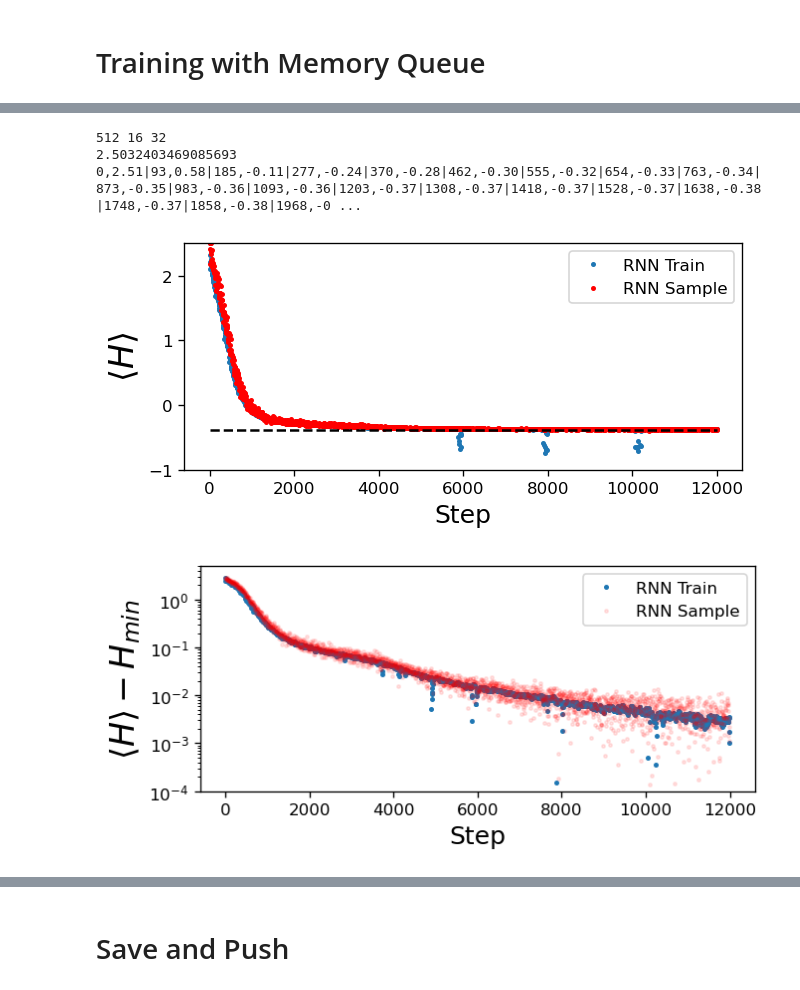
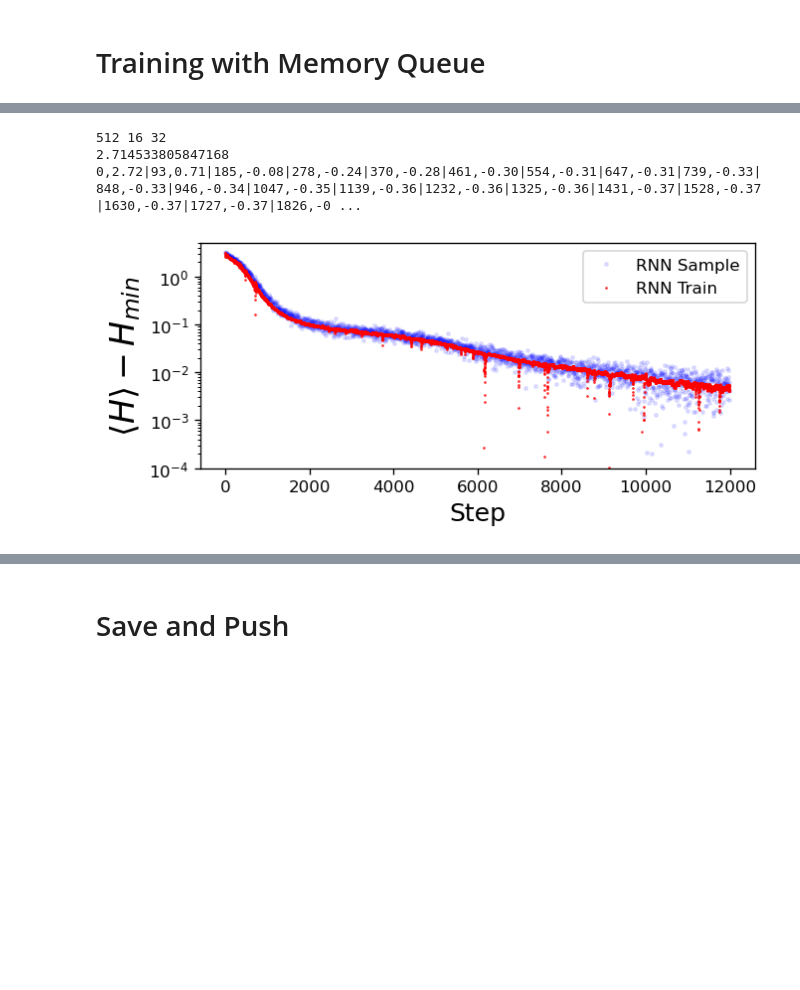
Before and after one commit to ksprague1/NN-QSR, a Jupyter notebook: RNN-QSR.ipynb, the cells around one changed output, grey strips where cells are left out. Saved outputs shown, nothing was run; the diff lists cells and outputs as text; code cells hidden in the pictures; blank space fills up the shorter version.

```diff
--- a/RNN-QSR.ipynb
+++ b/RNN-QSR.ipynb
@@ -665,24 +679,19 @@ for x in range(12000):
     with torch.no_grad():
         E=h.localenergyALT(samplequeue,logp,sump_queue,sqrtp_queue)
 
-        Eo=E.mean()
+        #energy mean and variance
+        Ev,Eo=torch.var_mean(E)
 
-    #energy correction for different sampler distribution
-    CORR = (E*torch.exp(logp-lp_queue)).mean()/(Lx*Ly)
+
+    #energy correction mean and variance
+    CEv,CEo = torch.var_mean(E*torch.exp(logp-lp_queue))
 
     ERR  = Eo/(Lx*Ly)
 
-    loss = (E*logp - Eo*logp).mean()#+(CORR-ERR)**2*100
+    loss = (E*logp - Eo*logp).mean()
 
-    #loss = (torch.exp(logp-lp_queue)*(E-Eo)).mean()/2
-
-
-    #getting juicy info
-
-
-
+    #Main loss curve to follow
     losses.append(ERR.cpu().item())
-    true_energies.append(E_i.mean().cpu().item()/(Lx*Ly))
 
 
     #if Energy sees an unrealistic improvement
@@ -711,12 +720,12 @@ for x in range(12000):
         #do your regular momentum update
         momentum_update(M,samplernn,trainrnn)
 
-    debug+=[[CORR.item(),ERR.item(),loss.item(),f]]
+    debug+=[[Ev.item()**0.5,Eo.item(),CEv.item()**0.5,CEo.item(),loss.item(),E_i.mean().item(),f]]
 
     if x%500==0:
         print(int(time.time()-t),end=",%.2f|"%(losses[-1]))
 print(time.time()-t,x+1)
 # %% [output]
 512 16 32
-2.5032403469085693
-0,2.51|93,0.58|185,-0.11|277,-0.24|370,-0.28|462,-0.30|555,-0.32|654,-0.33|763,-0.34|873,-0.35|983,-0.36|1093,-0.36|1203,-0.37|1308,-0.37|1418,-0.37|1528,-0.37|1638,-0.38|1748,-0.37|1858,-0.38|1968,-0 ...
+2.714533805847168
+0,2.72|93,0.71|185,-0.08|278,-0.24|370,-0.28|461,-0.30|554,-0.31|647,-0.31|739,-0.33|848,-0.33|946,-0.34|1047,-0.35|1139,-0.36|1232,-0.36|1325,-0.36|1431,-0.37|1528,-0.37|1630,-0.37|1727,-0.37|1826,-0 ...
@@ -723,29 +734,12 @@ print(time.time()-t,x+1)
 # %%
-
 fig = plt.figure(1,figsize=(6,2.5), dpi=120, facecolor='w', edgecolor='k')
-
-plt.plot(losses,marker='o',markersize=2,linewidth=0.0,markevery=5,label="RNN Train")
-plt.plot(true_energies,color='r',marker='o',markersize=2,linewidth=0.0,markevery=5,label="RNN Sample")
-plt.plot([0,len(losses)],[exact_energy,exact_energy],'k--')
-
-plt.ylim(max(min(losses),-1),max(losses))
-
-plt.xlabel("Step",fontsize=15)
-plt.ylabel("$\\langle H \\rangle$",fontsize=20)
-plt.legend(loc="best")
-
-plt.show()
-
-fig = plt.figure(1,figsize=(6,2.5), dpi=120, facecolor='w', edgecolor='k')
-plt.plot(np.array(losses)-exact_energy,marker='o',markersize=2,linewidth=0.0,markevery=5,label="RNN Train")
-plt.plot(np.array(true_energies)-exact_energy,alpha=0.1,color='r',marker='o',markersize=2,linewidth=0.0,markevery=5,label="RNN Sample")
+plt.plot(DEBUG[:,5]/Lx/Ly-exact_energy,alpha=0.1,color='b',marker='o',markersize=2,linewidth=0.0,markevery=5,label="RNN Sample")
+plt.plot(DEBUG[:,1]/Lx/Ly-exact_energy,'ro',ms=0.5,lw=0.0,label="RNN Train")
 plt.yscale("log")
 plt.ylim(1e-4,5)
 plt.xlabel("Step",fontsize=15)
 plt.ylabel("$\\langle H \\rangle-H_{min}$",fontsize=20)
 plt.legend(loc="best")
-
 plt.show()
 # %% [output]
-[figure, old version]
+[figure, new version]
-[figure, removed]
```
Also changed, not shown: parts of 26 cells of this notebook.
